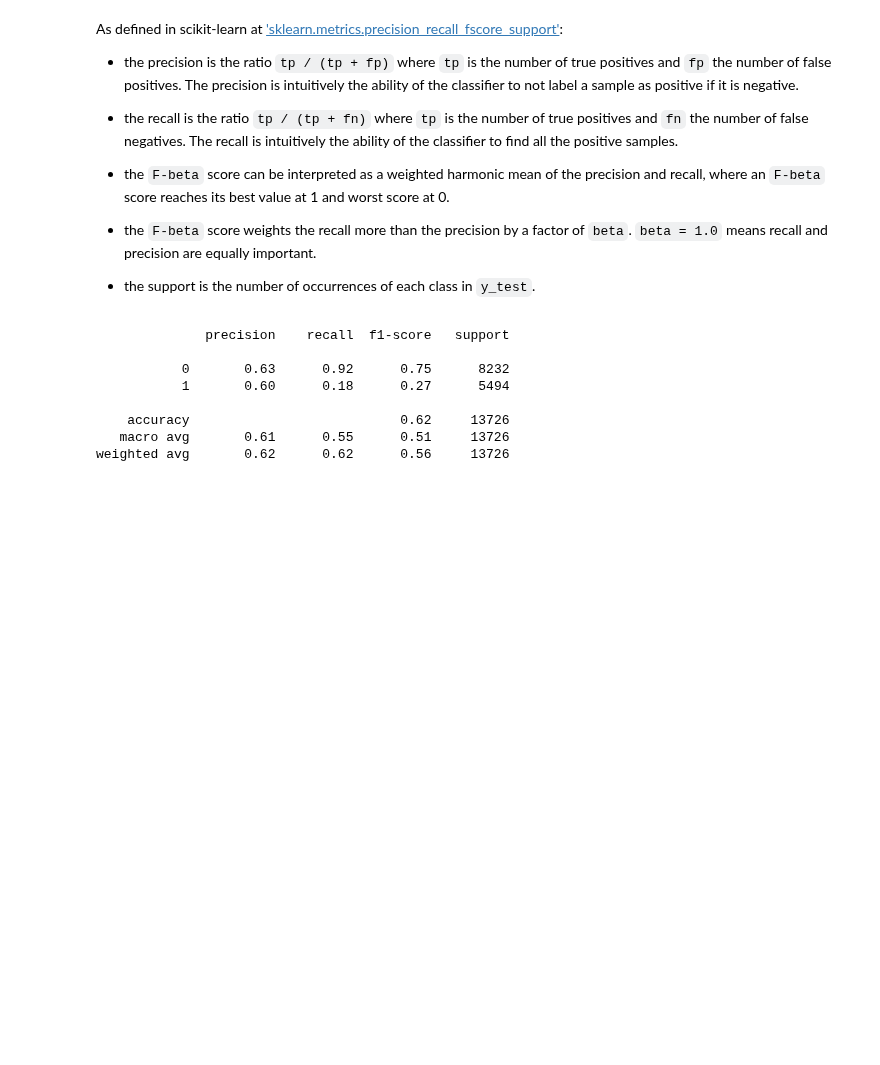
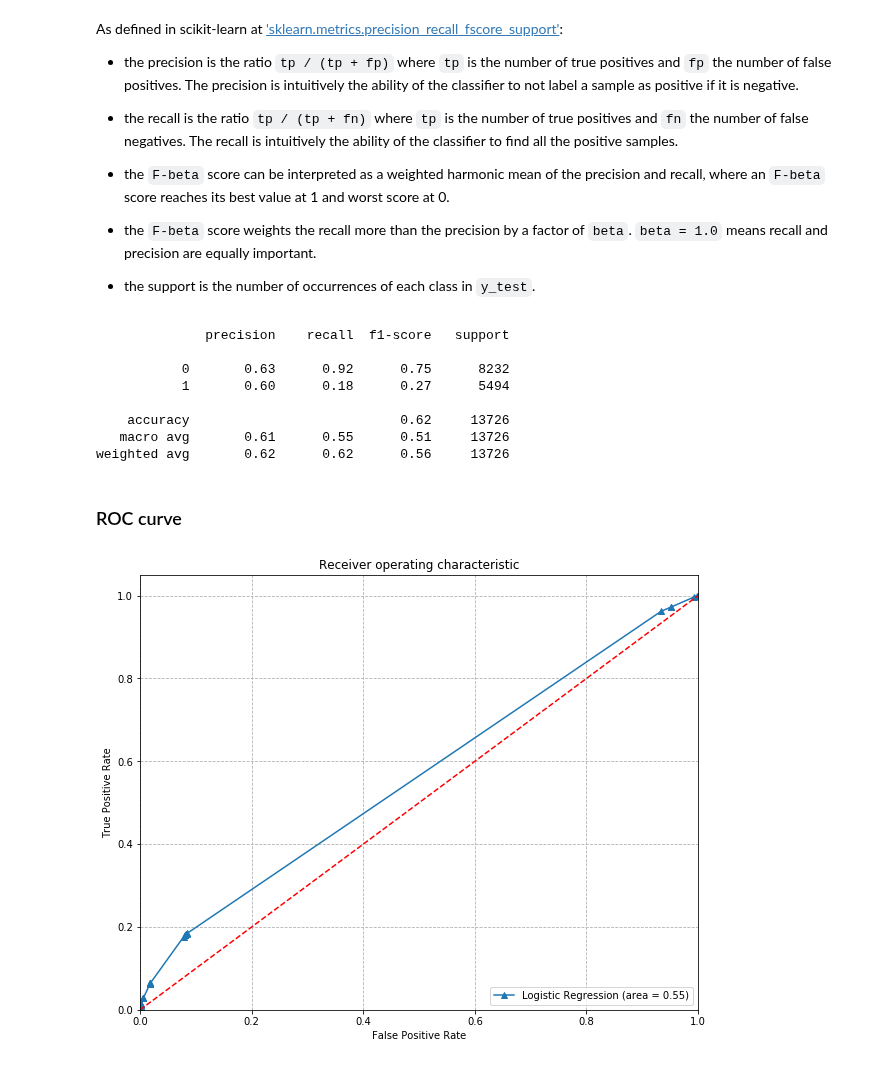
Before and after one commit to capac/kaggle-notebooks, a Jupyter notebook: diabetes-in-130-US-hospitals/2-checking-algorithms.ipynb, the cells around one changed output. Drawn from its saved outputs; the diff is of its cells as text; code cells hidden in the pictures; blank space fills up the shorter version.

Commit message:
Added ROC curve

```diff
--- a/diabetes-in-130-US-hospitals/2-checking-algorithms.ipynb
+++ b/diabetes-in-130-US-hospitals/2-checking-algorithms.ipynb
@@ -285,3 +286,5 @@ print(classification_report(y_test, y_pred))
     accuracy                           0.62     13726
    macro avg       0.61      0.55      0.51     13726
 weighted avg       0.62      0.62      0.56     13726
+# %% [markdown]
+### ROC curve
@@ -287,0 +294,16 @@ weighted avg       0.62      0.62      0.56     13726
+# %%
+logit_roc_auc = roc_auc_score(y_test, y_pred)
+fpr, tpr, thresholds = roc_curve(y_test, lg.predict_proba(X_test)[:,1])
+# print(roc_curve(y_test, lg.predict_proba(X_test)[:,1]))
+fig, axes = plt.subplots(figsize=(10, 8))
+axes.plot(fpr, tpr, marker='^', label='Logistic Regression (area = {:.2f})'.format(logit_roc_auc))
+axes.plot([0, 1], [0, 1],'r--')
+axes.set_xlim([0.0, 1.0])
+axes.set_ylim([0.0, 1.05])
+axes.set_xlabel('False Positive Rate')
+axes.set_ylabel('True Positive Rate')
+axes.set_title('Receiver operating characteristic')
+axes.legend(loc="lower right")
+plt.grid(True, linestyle='--');
+# %% [output]
+[figure, added]
```
Also changed, not shown: parts of 8 cells of this notebook.
